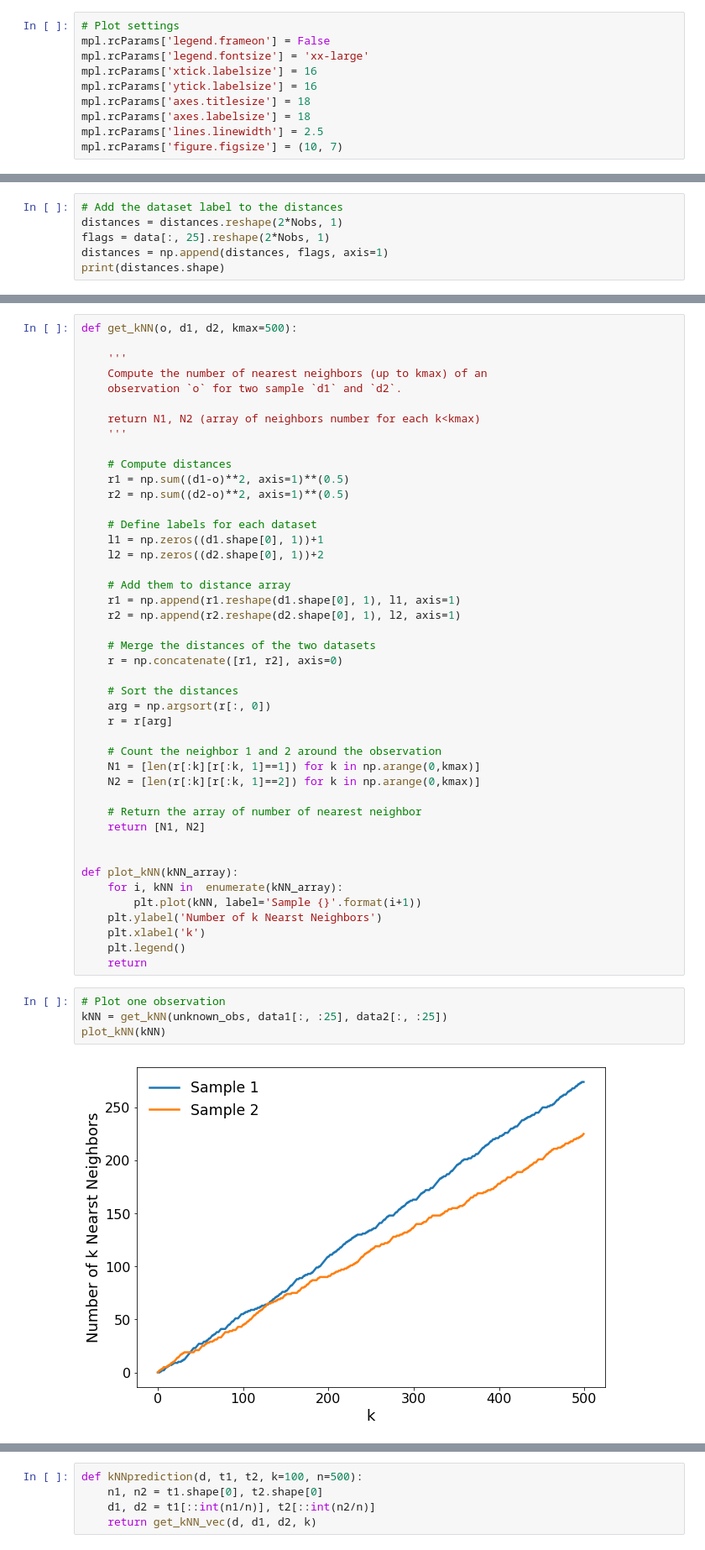
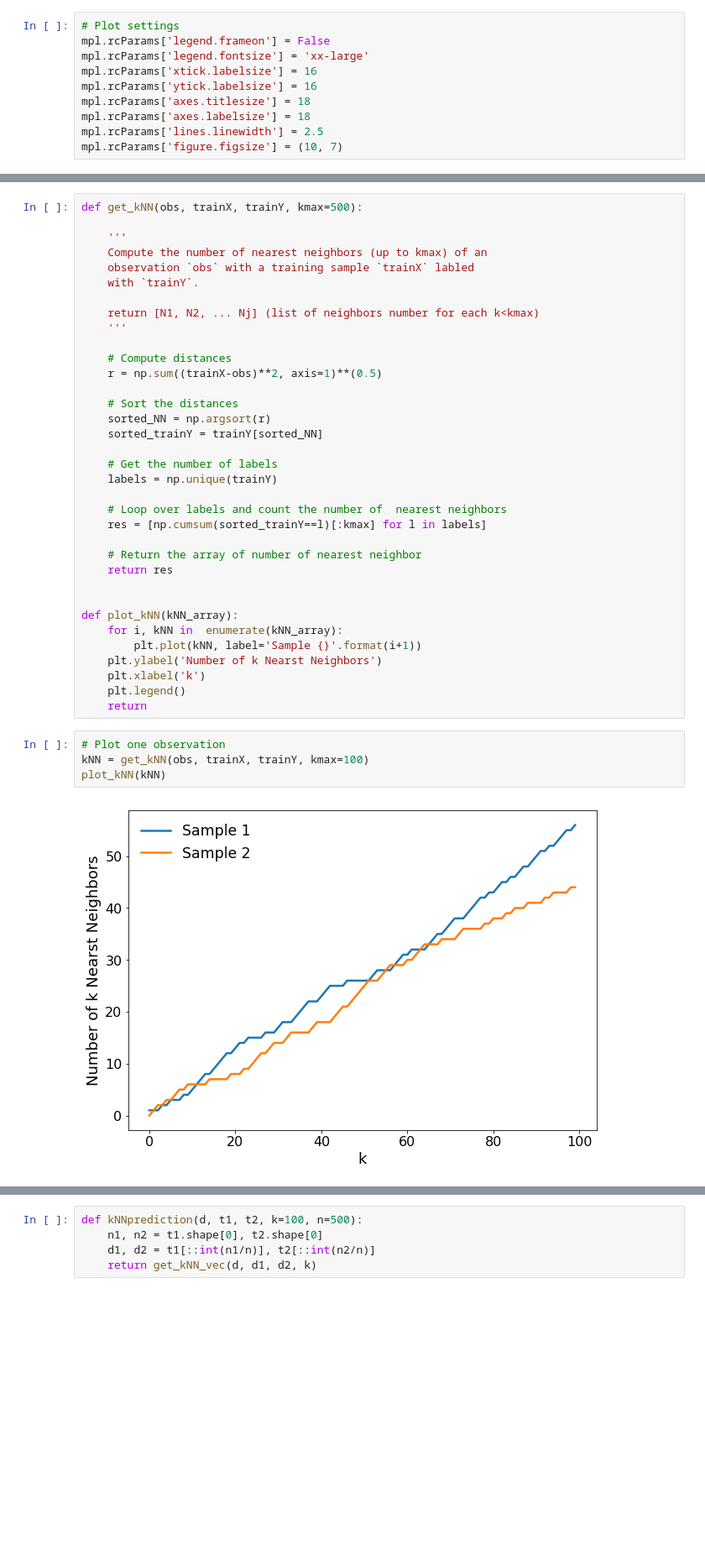
Before and after one commit to MLatCezeaux/intro_numpy, a Jupyter notebook: solutions/3-NearestNeighborAlgo-solution.ipynb, the cells around one changed output, grey strips where cells are left out. Shown: that part at 84% size. Cells and saved outputs as stored; diff of their text form; blank space fills up the shorter version.

```diff
--- a/solutions/3-NearestNeighborAlgo-solution.ipynb
+++ b/solutions/3-NearestNeighborAlgo-solution.ipynb
@@ -54,6 +70,0 @@ distances = np.sum((data[:, :25]-unknown_obs)**2, axis=1)**(0.5)
-# %%
-# Add the dataset label to the distances
-distances = distances.reshape(2*Nobs, 1)
-flags = data[:, 25].reshape(2*Nobs, 1)
-distances = np.append(distances, flags, axis=1)
-print(distances.shape)
@@ -79,38 +114,29 @@ plt.legend();
 # %%
-def get_kNN(o, d1, d2, kmax=500):
+def get_kNN(obs, trainX, trainY, kmax=500):
 
     '''
     Compute the number of nearest neighbors (up to kmax) of an
-    observation `o` for two sample `d1` and `d2`.
+    observation `obs` with a training sample `trainX` labled
+    with `trainY`.
 
-    return N1, N2 (array of neighbors number for each k<kmax)
+    return [N1, N2, ... Nj] (list of neighbors number for each k<kmax)
     '''
 
     # Compute distances
-    r1 = np.sum((d1-o)**2, axis=1)**(0.5)
-    r2 = np.sum((d2-o)**2, axis=1)**(0.5)
-
-    # Define labels for each dataset
-    l1 = np.zeros((d1.shape[0], 1))+1
-    l2 = np.zeros((d2.shape[0], 1))+2
-
-    # Add them to distance array
-    r1 = np.append(r1.reshape(d1.shape[0], 1), l1, axis=1)
-    r2 = np.append(r2.reshape(d2.shape[0], 1), l2, axis=1)
-
-    # Merge the distances of the two datasets
-    r = np.concatenate([r1, r2], axis=0)
+    r = np.sum((trainX-obs)**2, axis=1)**(0.5)
 
     # Sort the distances
-    arg = np.argsort(r[:, 0])
-    r = r[arg]
+    sorted_NN = np.argsort(r)
+    sorted_trainY = trainY[sorted_NN]
 
-    # Count the neighbor 1 and 2 around the observation
-    N1 = [len(r[:k][r[:k, 1]==1]) for k in np.arange(0,kmax)]
-    N2 = [len(r[:k][r[:k, 1]==2]) for k in np.arange(0,kmax)]
+    # Get the number of labels
+    labels = np.unique(trainY)
+
+    # Loop over labels and count the number of  nearest neighbors
+    res = [np.cumsum(sorted_trainY==l)[:kmax] for l in labels]
 
     # Return the array of number of nearest neighbor
-    return [N1, N2]
+    return res
 
 
 def plot_kNN(kNN_array):
@@ -122,7 +148,7 @@ def plot_kNN(kNN_array):
     return
 # %%
 # Plot one observation
-kNN = get_kNN(unknown_obs, data1[:, :25], data2[:, :25])
+kNN = get_kNN(obs, trainX, trainY, kmax=100)
 plot_kNN(kNN)
 # %% [output]
-[figure, old version]
+[figure, new version]
```
Also changed, not shown: parts of 30 cells of this notebook.
